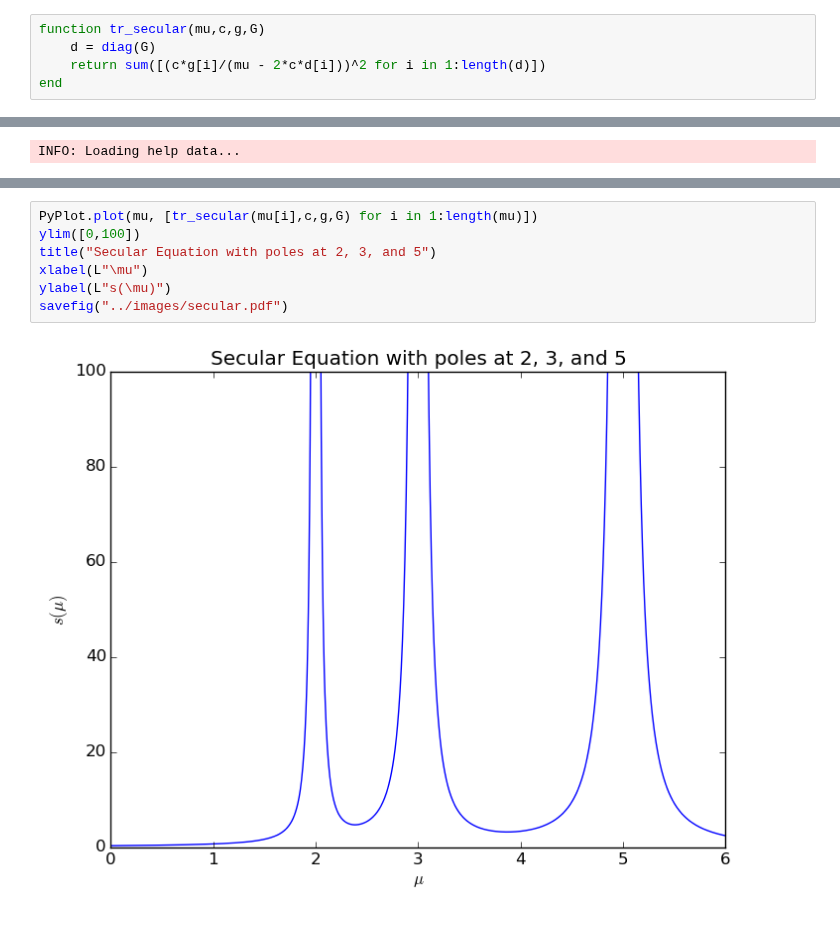
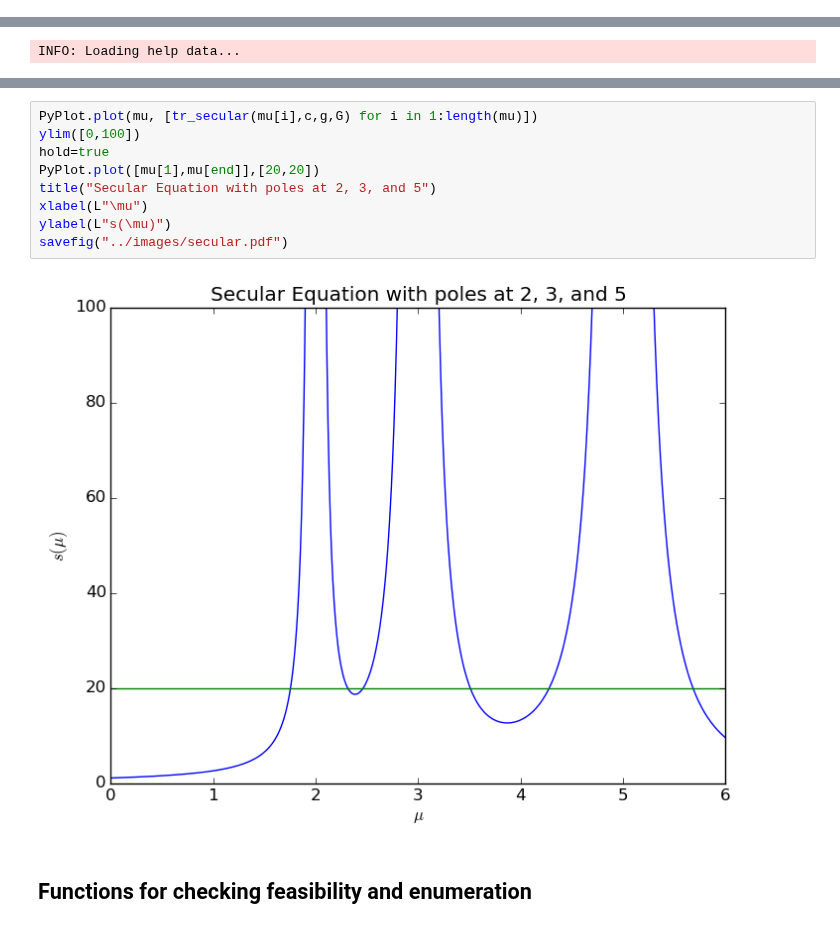
Before and after one commit to kersulis/TemporalInstanton.jl, a Jupyter notebook: nbs/Report, 2015-03-06.ipynb, the cells around one changed output, grey strips where cells are left out. Cells and saved outputs as stored; diff of their text form.

```diff
--- a/nbs/Report, 2015-03-06.ipynb
+++ b/nbs/Report, 2015-03-06.ipynb
@@ -219,8 +227,3 @@ where $K_i$ is the $i$th diagonal element of $K$, and $\mu$ is the Lagrange mult
 1. Check the cases $\mu=0$ and $\mu=K_i,~i=1\ldots k$. Each value of $\mu$ yields $\bar{w}$ that satisfies the necessary optimality condition. These values of $\bar{w}$ must be checked for feasibility (to ensure that $\lVert \bar{w} \rVert = k_r$).
 
 2. If all previous potential solutions were infeasible, we know that $\mu\neq0$ and $\mu\neq K_i$ for $i=1,\ldots,k$. We can express each element of $w$ as $$ w_i = \frac{k_ik_r}{\mu - 2k_rK_i} $$ Furthermore, a potential solution $\bar{w}$ is feasible if and only if $$ \lVert \bar{w} \rVert = k_r \iff \sum_{i=1}^k \left( \frac{k_ik_r}{\mu - 2k_rK_i} \right)^2 = k_r^2 $$ The above condition is called the _secular equation_. It has at most $k$ solutions $\bar{\mu}$, which may be found by starting with $\mu$ between two poles and adjusting until the secular equation is satisfied (to within some accuracy).
-# %%
-function tr_secular(mu,c,g,G)
-    d = diag(G)
-    return sum([(c*g[i]/(mu - 2*c*d[i]))^2 for i in 1:length(d)])
-end
@@ -249,9 +250,13 @@ Slider{Float64}([Input{Float64}] 2.0,"k",2.0,1.0:0.1:3.0)
 # %%
 PyPlot.plot(mu, [tr_secular(mu[i],c,g,G) for i in 1:length(mu)])
 ylim([0,100])
+hold=true
+PyPlot.plot([mu[1],mu[end]],[20,20])
 title("Secular Equation with poles at 2, 3, and 5")
 xlabel(L"\mu")
 ylabel(L"s(\mu)")
 savefig("../images/secular.pdf")
 # %% [output]
-[figure, old version]
+[figure, new version]
+# %% [markdown]
+## Functions for checking feasibility and enumeration
```
Also changed, not shown: parts of 11 cells of this notebook, 6 other files.
